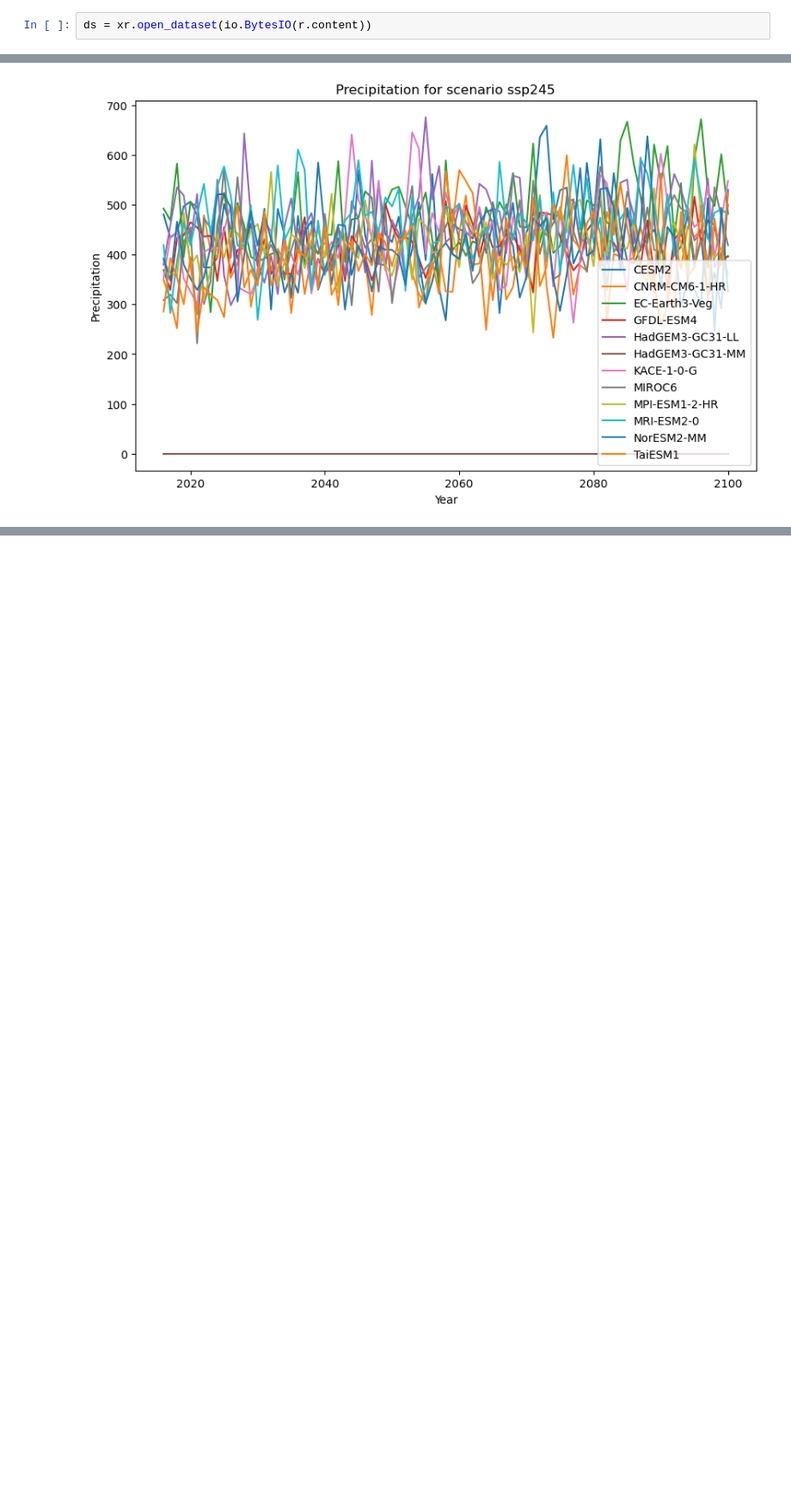
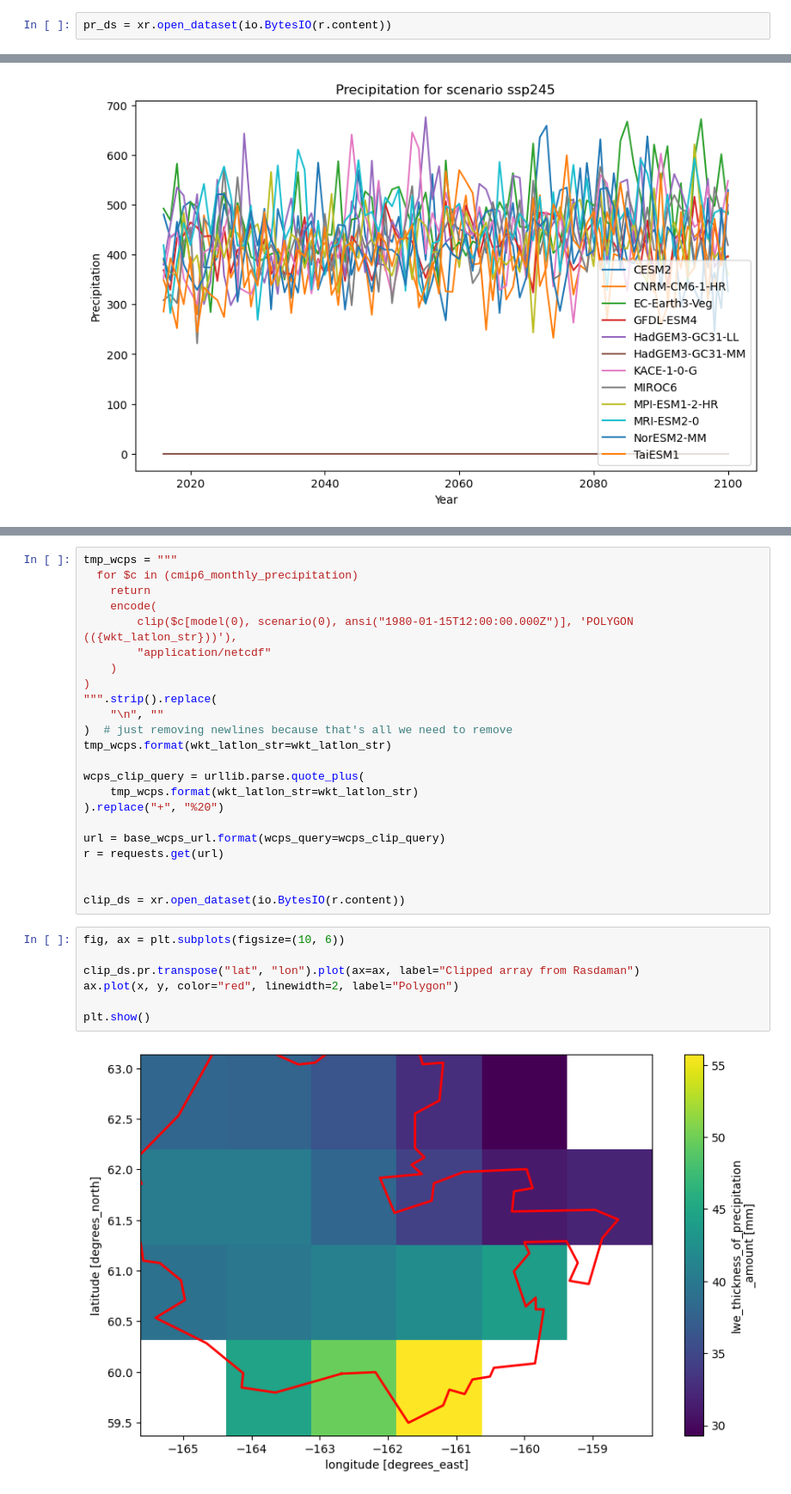
Before and after one commit to ua-snap/ardac-toolbox, a Jupyter notebook: notebooks/cmip6_polygon_summary.ipynb, the cells around one changed output, grey strips where cells are left out. Shown at 86% size. Saved outputs shown, nothing was run; the diff lists cells and outputs as text; blank space fills up the shorter version.

```diff
--- a/notebooks/cmip6_polygon_summary.ipynb
+++ b/notebooks/cmip6_polygon_summary.ipynb
@@ -116,6 +119,6 @@ r
 # %% [markdown]
 Now open the result in a xarray dataset, since we chose netcdf as the result encoding type:
 # %%
-ds = xr.open_dataset(io.BytesIO(r.content))
+pr_ds = xr.open_dataset(io.BytesIO(r.content))
 # %% [markdown]
 Unfortunately, the resulting netcdf from the WCPS query has little useful information. The time axis is floats, not even integers. We will need to convert the floats, which are just intervals of length 1, starting at 0.5.
@@ -229,0 +437,32 @@ plt.show()
+# %%
+tmp_wcps = """
+  for $c in (cmip6_monthly_precipitation)
+    return
+    encode(
+        clip($c[model(0), scenario(0), ansi("1980-01-15T12:00:00.000Z")], 'POLYGON (({wkt_latlon_str}))'),
+        "application/netcdf"
+    )
+)
+""".strip().replace(
+    "\n", ""
+)  # just removing newlines because that's all we need to remove
+tmp_wcps.format(wkt_latlon_str=wkt_latlon_str)
+
+wcps_clip_query = urllib.parse.quote_plus(
+    tmp_wcps.format(wkt_latlon_str=wkt_latlon_str)
+).replace("+", "%20")
+
+url = base_wcps_url.format(wcps_query=wcps_clip_query)
+r = requests.get(url)
+
+
+clip_ds = xr.open_dataset(io.BytesIO(r.content))
+# %%
+fig, ax = plt.subplots(figsize=(10, 6))
+
+clip_ds.pr.transpose("lat", "lon").plot(ax=ax, label="Clipped array from Rasdaman")
+ax.plot(x, y, color="red", linewidth=2, label="Polygon")
+
+plt.show()
+# %% [output]
+[figure, added]
```
Also changed, not shown: parts of 40 cells of this notebook.
